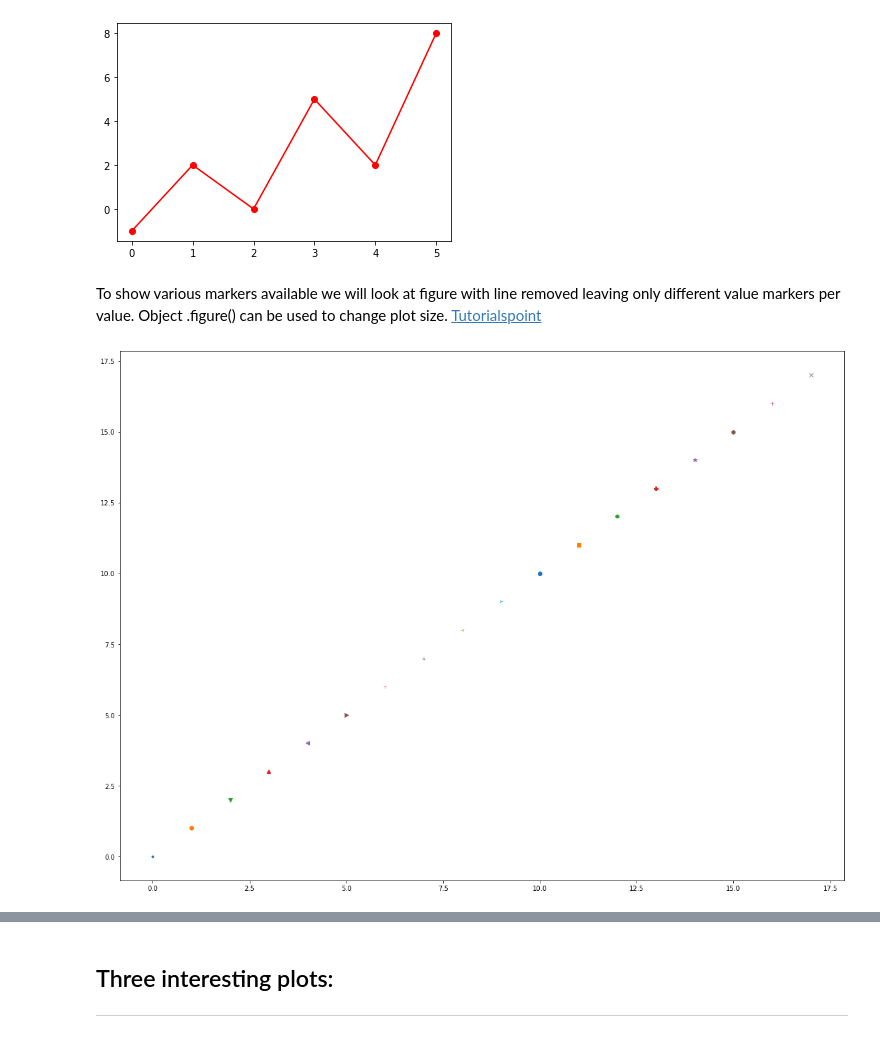
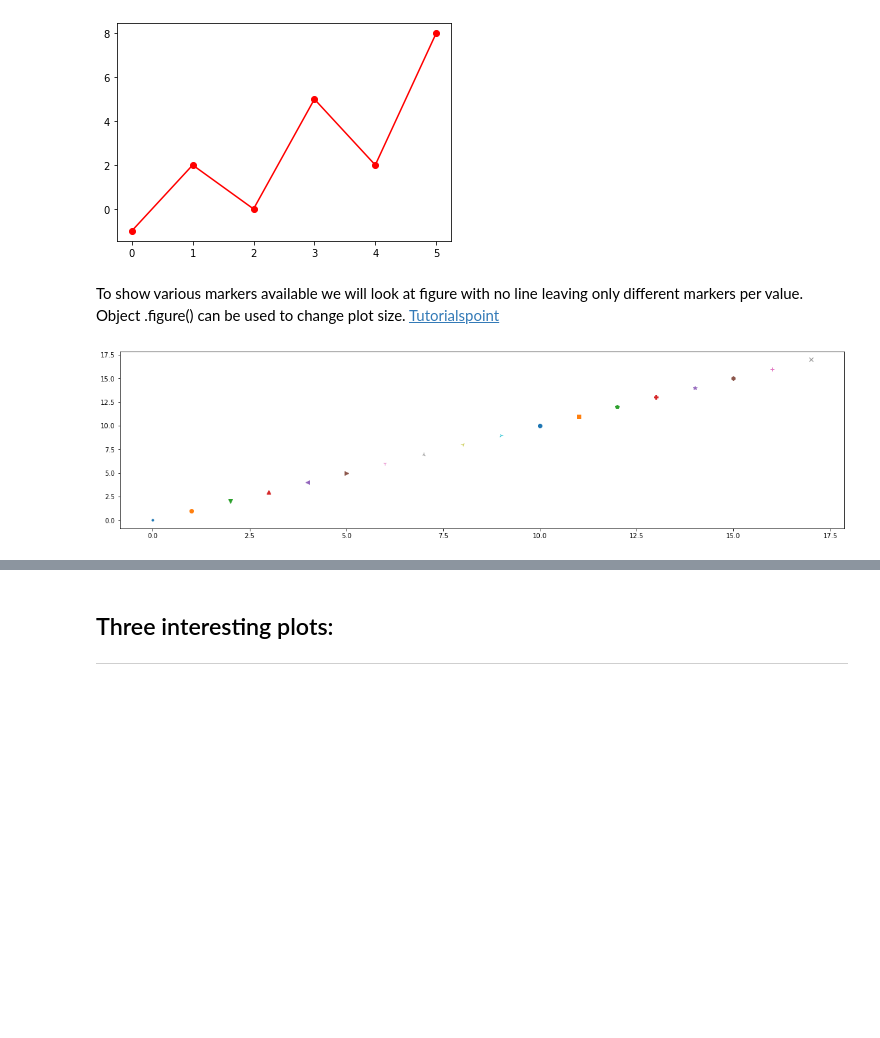
Before and after one commit to Mantvydas-data/FundamentalsofDataAnalysis, a Jupyter notebook: pyplot.ipynb, the cells around one changed output, grey strips where cells are left out. Cells and saved outputs as stored; diff of their text form; code cells hidden in the pictures; blank space fills up the shorter version.

```diff
--- a/pyplot.ipynb
+++ b/pyplot.ipynb
@@ -124,21 +128,21 @@ plt.show()
 # %% [output]
 [figure]
 # %% [markdown]
-To show various markers available we will look at figure with line removed leaving only different value markers per value. Object .figure() can be used to change plot size. [Tutorialspoint](https://www.tutorialspoint.com/how-to-use-different-markers-for-different-points-in-a-pylab-scatter-plot-matplotlib)
+To show various markers available we will look at figure with no line leaving only different markers per value. Object .figure() can be used to change plot size. [Tutorialspoint](https://www.tutorialspoint.com/how-to-use-different-markers-for-different-points-in-a-pylab-scatter-plot-matplotlib)
 # %%
 # Creating X and Y arrays from 0 to 17
 y = np.arange(18)
 x = np.arange(18)
 
 # Setting bigger figure size for visibility
-plt.figure(figsize=(20,15))
+plt.figure(figsize=(20,5))
 
 # Setting array of different markers for the plot
 mark=np.array([".","o","v","^","<",">","1","2","3","4","8","s","p","P","*","h","+","x"])
 
 # Setting for loop to select different marker for every value point
 for xp, yp, m in zip(x, y, mark):
  plt.plot(xp, yp, marker=m)
 plt.show()
 # %% [output]
-[figure, old version]
+[figure, new version]
```
Also changed, not shown: parts of 11 cells of this notebook.
